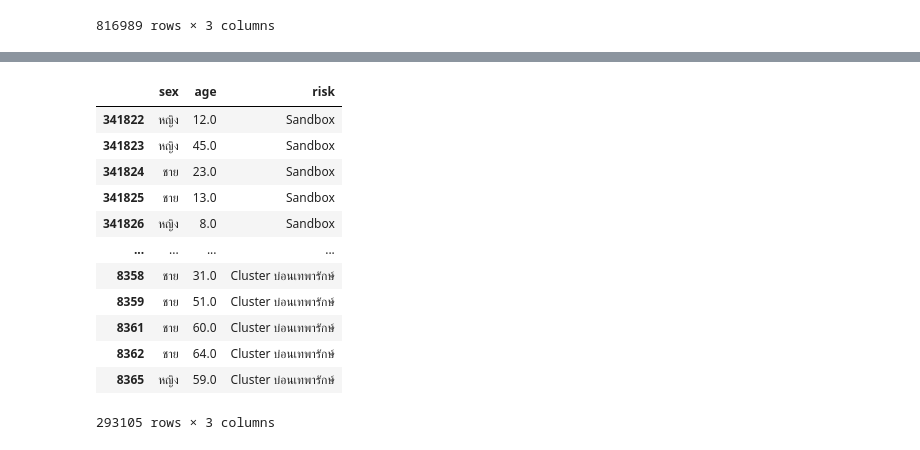
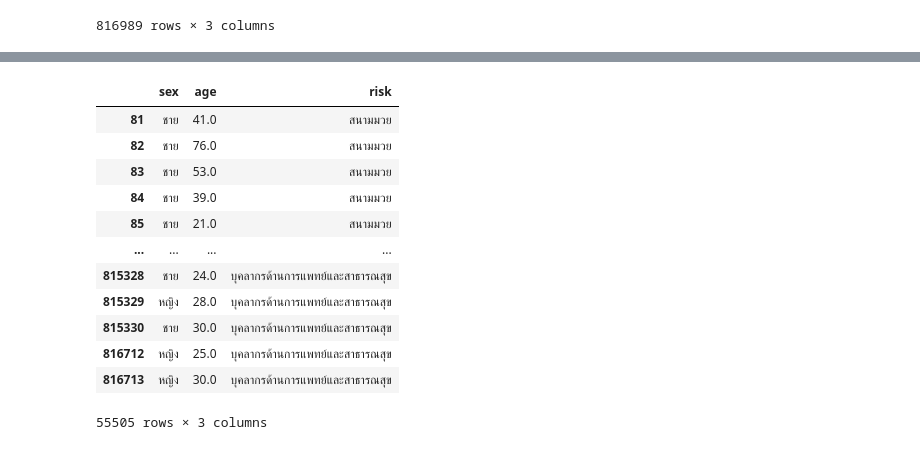
Before and after one commit to khanittha-phusopha/data_viz_2022, a Jupyter notebook: DataViz01_Table_Data.ipynb, the cells around one changed output, grey strips where cells are left out. Drawn from its saved outputs; the diff is of its cells as text; code cells hidden in the pictures.

```diff
--- a/DataViz01_Table_Data.ipynb
+++ b/DataViz01_Table_Data.ipynb
@@ -179,0 +166,3 @@ data_df
+# %%
+data_1 = data_covid[['sex','age','risk']] ##นำตัวแปร data_1 มารับข้อมูลตาราง data_covid ที่มี column เป็น 'sex','age','risk'
+data_1 #เรียกดูตาราง
@@ -236,5 +239,5 @@ array(['คนต่างชาติเดินทางมาจากต่
 # %%
-data01 = data_HW[data_HW['risk']=='Sandbox']  # เลือก risk ที่สนใจ
-data01
+risk1 = data_1[data_1['risk']=='สนามมวย']#เลือก risk ที่สนใจ
+risk1
 # %% [output]
 |  | sex | age | risk |
@@ -290,0 +256,3 @@ data03
+# %%
+risk2 = data_1[data_1['risk']=='ทัณฑสถาน/เรือนจำ']
+risk2
@@ -290,0 +273,3 @@ data03
+# %%
+risk3 = data_1[data_1['risk']=='บุคลากรด้านการแพทย์และสาธารณสุข']
+risk3
@@ -291,20 +307,20 @@ data03
 # %%
-data = pd.concat([data01,data02,data03])   # ต่อตาราง
+data = pd.concat([risk1,risk2,risk3])   # ต่อตาราง
 data
 # %% [output]
 |  | sex | age | risk |
-| 341822 | หญิง | 12.0 | Sandbox |
-| 341823 | หญิง | 45.0 | Sandbox |
-| 341824 | ชาย | 23.0 | Sandbox |
-| 341825 | ชาย | 13.0 | Sandbox |
-| 341826 | หญิง | 8.0 | Sandbox |
+| 81 | ชาย | 41.0 | สนามมวย |
+| 82 | ชาย | 76.0 | สนามมวย |
+| 83 | ชาย | 53.0 | สนามมวย |
+| 84 | ชาย | 39.0 | สนามมวย |
+| 85 | ชาย | 21.0 | สนามมวย |
 | ... | ... | ... | ... |
-| 8358 | ชาย | 31.0 | Cluster บ่อนเทพารักษ์ |
-| 8359 | ชาย | 51.0 | Cluster บ่อนเทพารักษ์ |
-| 8361 | ชาย | 60.0 | Cluster บ่อนเทพารักษ์ |
-| 8362 | ชาย | 64.0 | Cluster บ่อนเทพารักษ์ |
-| 8365 | หญิง | 59.0 | Cluster บ่อนเทพารักษ์ |
+| 815328 | ชาย | 24.0 | บุคลากรด้านการแพทย์และสาธารณสุข |
+| 815329 | หญิง | 28.0 | บุคลากรด้านการแพทย์และสาธารณสุข |
+| 815330 | ชาย | 30.0 | บุคลากรด้านการแพทย์และสาธารณสุข |
+| 816712 | หญิง | 25.0 | บุคลากรด้านการแพทย์และสาธารณสุข |
+| 816713 | หญิง | 30.0 | บุคลากรด้านการแพทย์และสาธารณสุข |
-293105 rows × 3 columns
+55505 rows × 3 columns
 # %%
 data['risk'].unique()  # เลือกชื่อ risk ในตารางออกมาว่ามีค่าอะไรบ้าง
 # %% [output]
```
Also changed, not shown: parts of 27 cells of this notebook.
